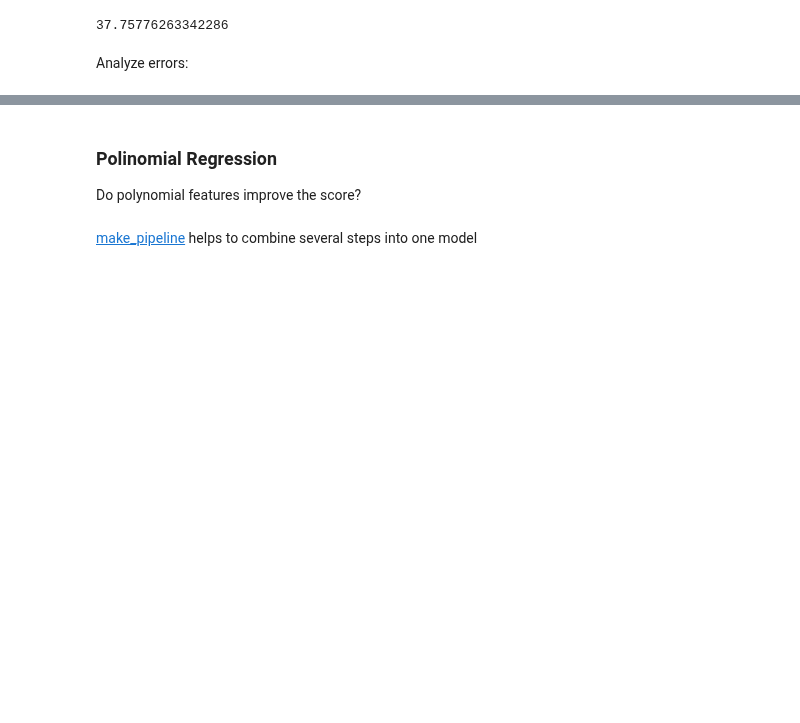
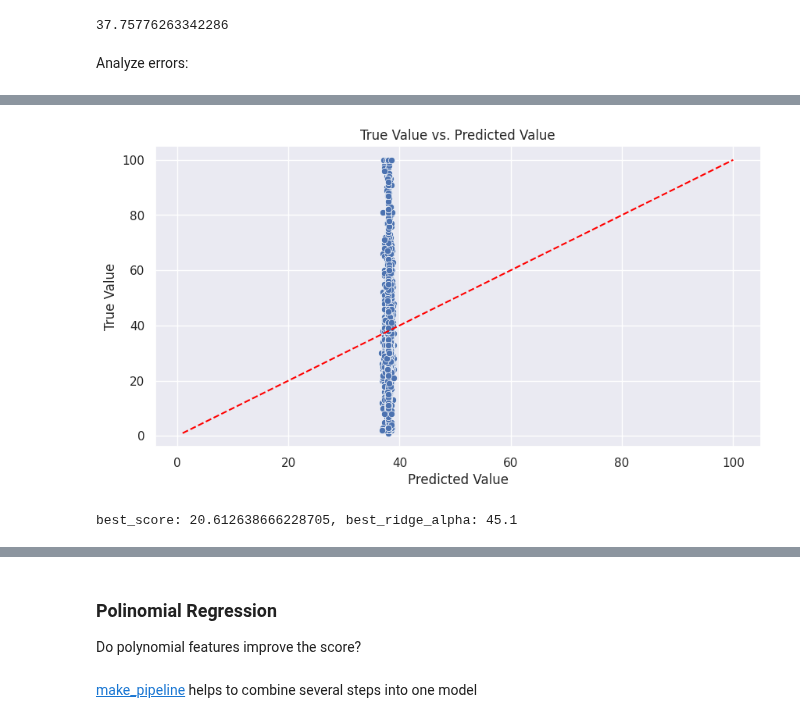
Before and after one commit to reesha-rsh/MLb4, a Jupyter notebook: Homework/Homework_4__pawpularity.ipynb, the cells around one changed output, grey strips where cells are left out. Saved outputs shown, nothing was run; the diff lists cells and outputs as text; code cells hidden in the pictures; blank space fills up the shorter version.

```diff
--- a/Homework/Homework_4__pawpularity.ipynb
+++ b/Homework/Homework_4__pawpularity.ipynb
@@ -219,0 +227,55 @@ plt.show()
+# %%
+# init values
+ridge_alphas = np.arange(0.1,1000,45)
+best_score = 100
+best_ridge_alpha = 0
+
+
+for current_ridge_alpha in ridge_alphas:
+  ridgeReg = Ridge(alpha=current_ridge_alpha)
+  ridgeReg.fit(X_train, y_train)
+
+  test['pred'] = ridgeReg.predict(X_test)
+  current_score = mean_squared_error(test.Pawpularity, test.pred, squared=False)
+
+  # Plot scatter plot
+  display.clear_output(wait=True)
+  # Set plot title and axis labels
+  plt.title('True Value vs. Predicted Value')
+  plt.xlabel('Predicted Value')
+  plt.ylabel('True Value')
+  sns.scatterplot(x=test['pred'], y=test['Pawpularity'])
+  # Add diagonal line
+  plt.plot([test['Pawpularity'].min(), test['Pawpularity'].max()],
+         [test['Pawpularity'].min(), test['Pawpularity'].max()],
+         color='red', linestyle='--')
+  plt.show()
+  #time.sleep(0.5)
+
+  print("best_score: " + str(best_score) + ", best_ridge_alpha: " + str(best_ridge_alpha) + ", current score: " + str(current_score) + ", current_ridge_alpha: " + str(current_ridge_alpha))
+  if current_score < best_score:
+    best_score = current_score
+    best_ridge_alpha = current_ridge_alpha
+
+
+
+#Run the for the best found score
+ridgeReg = Ridge(alpha=best_ridge_alpha)
+ridgeReg.fit(X_train, y_train)
+
+# Plot scatter plot
+display.clear_output(wait=True)
+# Set plot title and axis labels
+plt.title('True Value vs. Predicted Value')
+plt.xlabel('Predicted Value')
+plt.ylabel('True Value')
+sns.scatterplot(x=test['pred'], y=test['Pawpularity'])
+# Add diagonal line
+plt.plot([test['Pawpularity'].min(), test['Pawpularity'].max()],
+        [test['Pawpularity'].min(), test['Pawpularity'].max()],
+        color='red', linestyle='--')
+plt.show()
+print("best_score: " + str(best_score) + ", best_ridge_alpha: " + str(best_ridge_alpha))
+# %% [output]
+[figure, added]
+best_score: 20.612638666228705, best_ridge_alpha: 45.1
```
Also changed, not shown: parts of 29 cells of this notebook.
